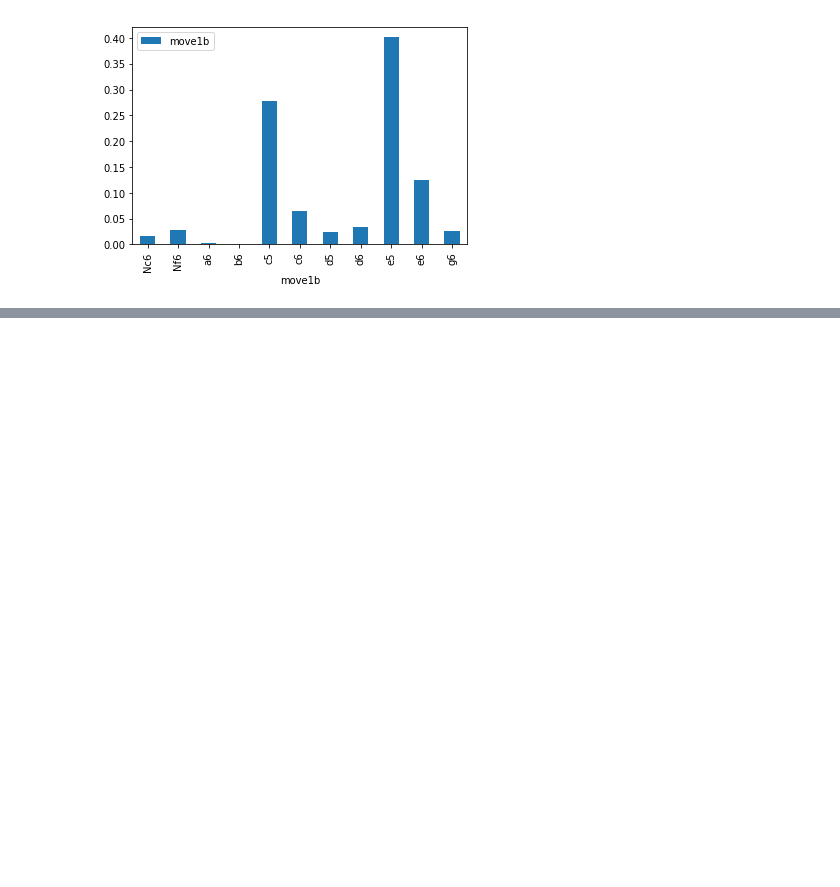
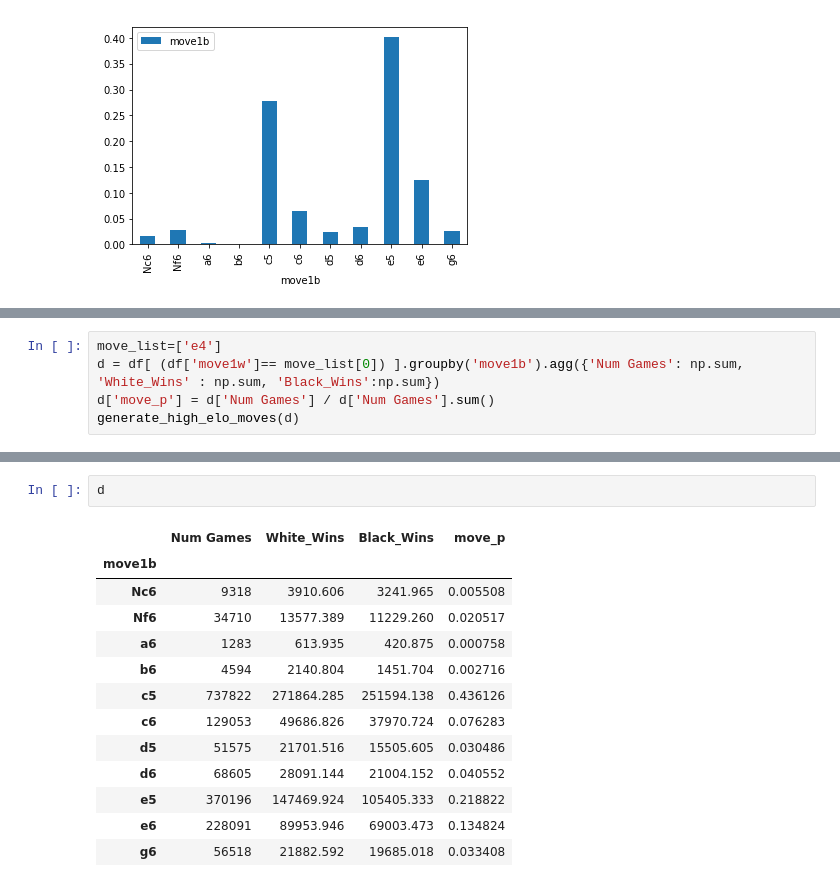
Before and after one commit to crawftv/chessdb, a Jupyter notebook: high_elo_db_exploration.ipynb, the cells around one changed output, grey strips where cells are left out. Saved outputs shown, nothing was run; the diff lists cells and outputs as text; blank space fills up the shorter version.

```diff
--- a/high_elo_db_exploration.ipynb
+++ b/high_elo_db_exploration.ipynb
@@ -151,0 +275,5 @@ d.plot(kind='bar')
+# %%
+move_list=['e4']
+d = df[ (df['move1w']== move_list[0]) ].groupby('move1b').agg({'Num Games': np.sum, 'White_Wins' : np.sum, 'Black_Wins':np.sum})
+d['move_p'] = d['Num Games'] / d['Num Games'].sum()
+generate_high_elo_moves(d)
@@ -151,0 +285,16 @@ d.plot(kind='bar')
+# %%
+d
+# %% [output]
+|  | Num Games | White_Wins | Black_Wins | move_p |
+| move1b |  |  |  |  |
+| Nc6 | 9318 | 3910.606 | 3241.965 | 0.005508 |
+| Nf6 | 34710 | 13577.389 | 11229.260 | 0.020517 |
+| a6 | 1283 | 613.935 | 420.875 | 0.000758 |
+| b6 | 4594 | 2140.804 | 1451.704 | 0.002716 |
+| c5 | 737822 | 271864.285 | 251594.138 | 0.436126 |
+| c6 | 129053 | 49686.826 | 37970.724 | 0.076283 |
+| d5 | 51575 | 21701.516 | 15505.605 | 0.030486 |
+| d6 | 68605 | 28091.144 | 21004.152 | 0.040552 |
+| e5 | 370196 | 147469.924 | 105405.333 | 0.218822 |
+| e6 | 228091 | 89953.946 | 69003.473 | 0.134824 |
+| g6 | 56518 | 21882.592 | 19685.018 | 0.033408 |
```
Also changed, not shown: parts of 11 cells of this notebook, 9 other files.
